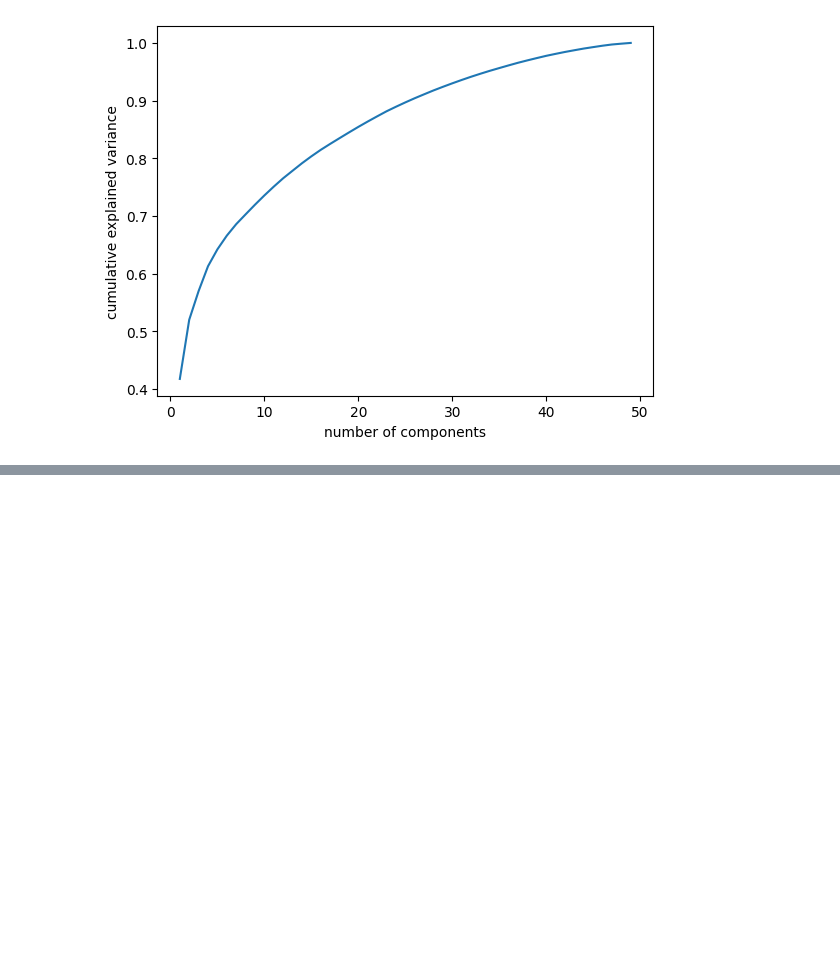
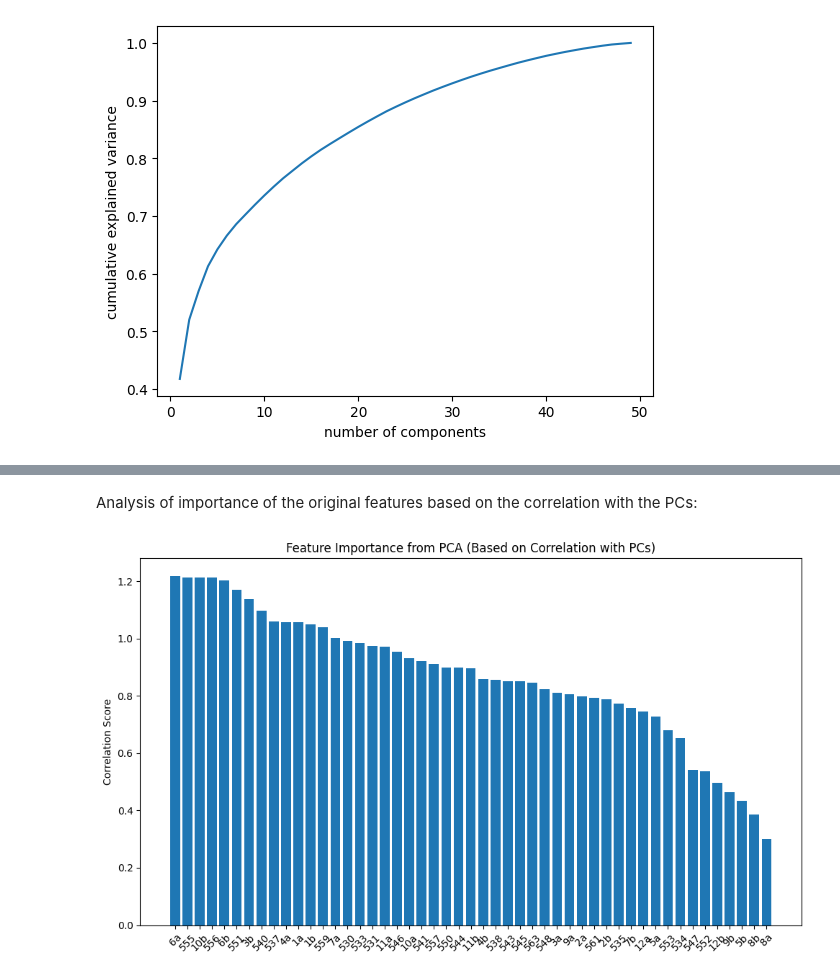
Before and after one commit to maxim-zavidei/viauc-mal1-a23, a Jupyter notebook: assignment4/assignment4-solution.ipynb, the cells around one changed output, grey strips where cells are left out. Saved outputs shown, nothing was run; the diff lists cells and outputs as text; code cells hidden in the pictures; blank space fills up the shorter version.

```diff
--- a/assignment4/assignment4-solution.ipynb
+++ b/assignment4/assignment4-solution.ipynb
@@ -202,0 +222,39 @@ plt.show()
+# %% [markdown]
+Analysis of importance of the original features based on the correlation with the PCs:
+# %%
+# Load and extract the numerical data
+df = pd.read_excel('alldata.xlsx', engine='openpyxl')
+X = df.drop(columns=['navn', 'parti', 'storkreds', 'alder'])
+
+# Standardizing the data
+X_standardized = StandardScaler().fit_transform(X)
+
+# Applying PCA
+pca = PCA(n_components=2)
+principalComponents_pca = pca.fit_transform(X_standardized)
+
+# 1. Convert PCs to a DataFrame for correlation computation
+df_pca = pd.DataFrame(principalComponents_pca, columns=['PC1', 'PC2'])
+
+# 2. Add original features to the DataFrame
+for col in X.columns:
+    df_pca[col] = X_standardized[:, X.columns.get_loc(col)]
+
+# 3. Compute absolute correlation between original features and PCs
+correlation_matrix = df_pca.corr().iloc[:2, 2:].abs().transpose()
+
+# 4. Sum the correlations for each feature
+feature_correlation = correlation_matrix.sum(axis=1)
+
+# 5. Rank and visualize features based on summed correlation with PCs
+sorted_index = feature_correlation.argsort()[::-1]
+
+plt.figure(figsize=(10, 6))
+plt.bar(feature_correlation.index[sorted_index], feature_correlation.values[sorted_index])
+plt.title('Feature Importance from PCA (Based on Correlation with PCs)')
+plt.ylabel('Correlation Score')
+plt.xticks(rotation=45)
+plt.tight_layout()
+plt.show()
+# %% [output]
+[figure, added]
```
Also changed, not shown: parts of 15 cells of this notebook.
